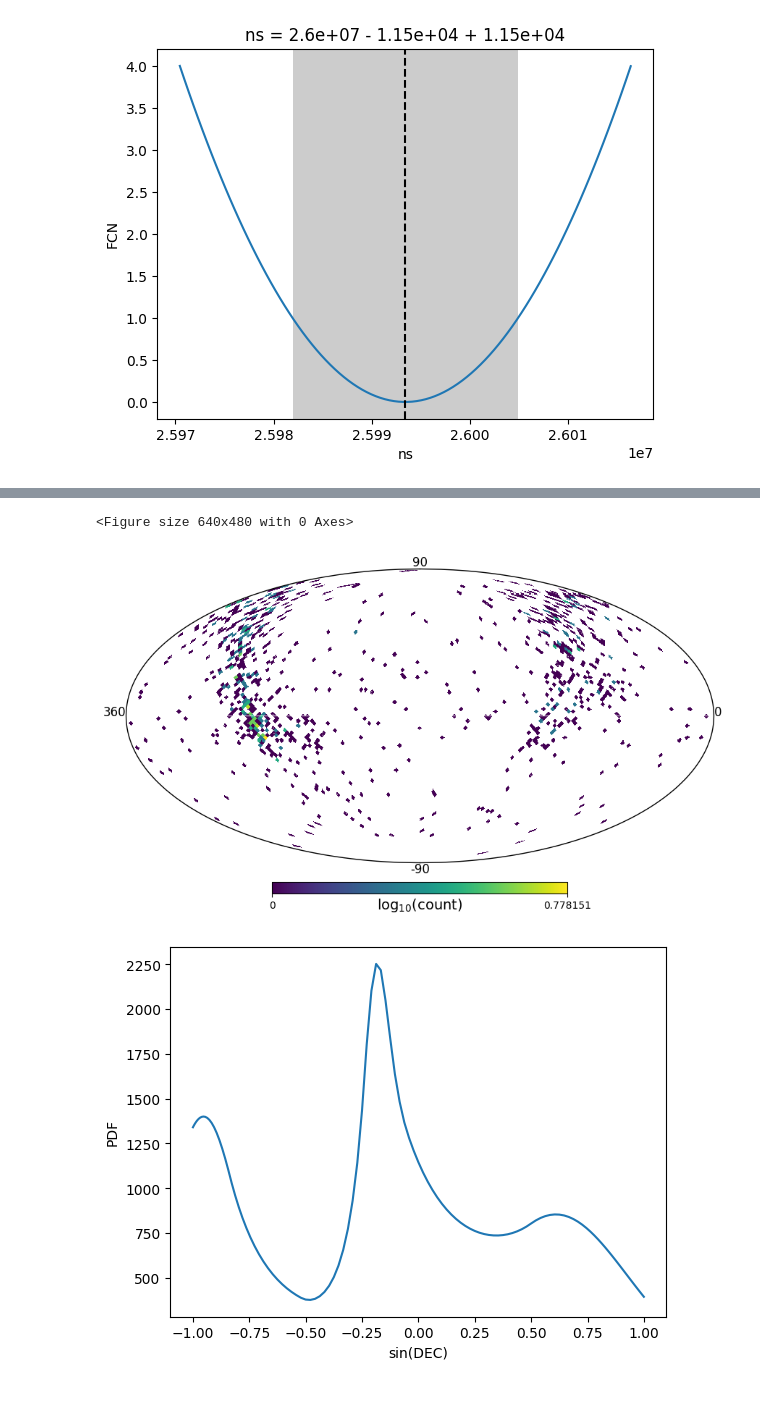
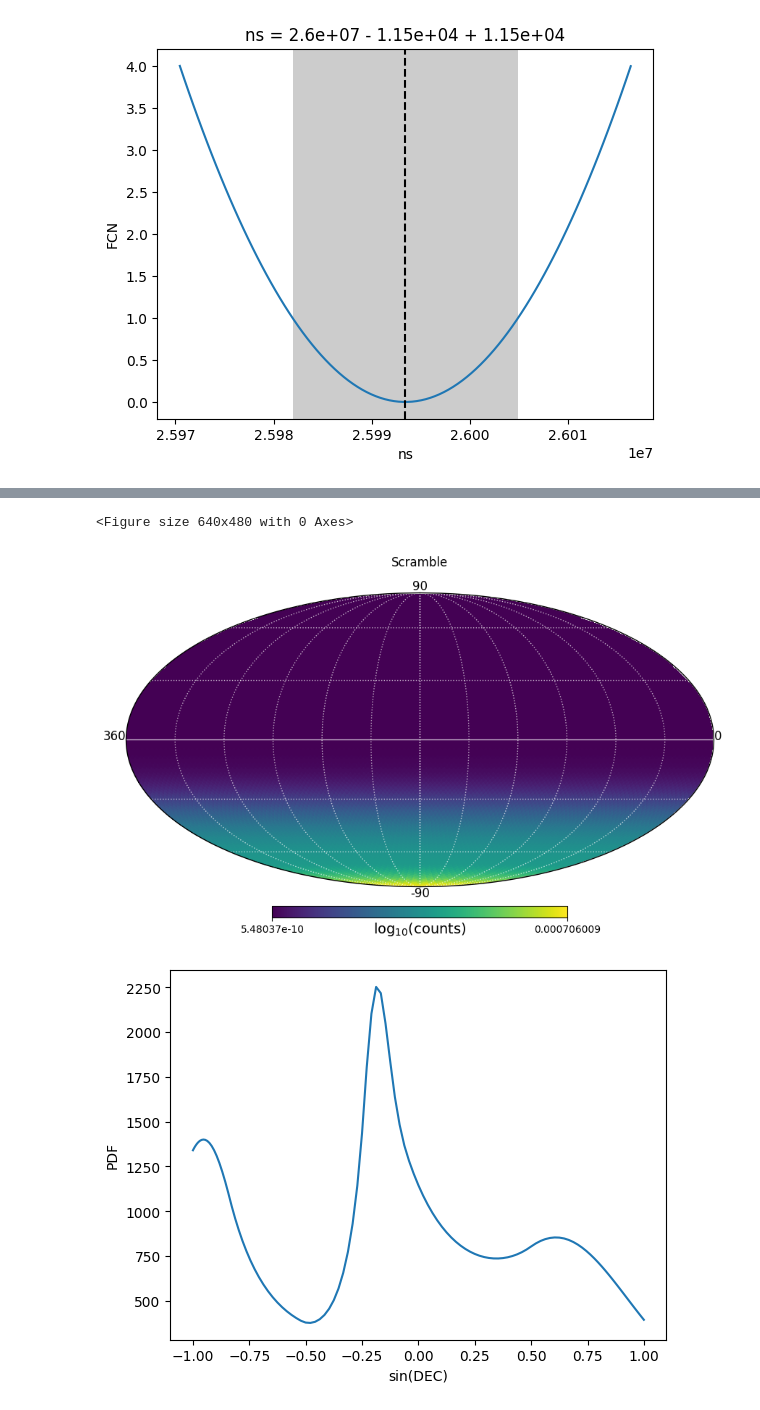
Before and after one commit to MACampana/BinnedTracks, a Jupyter notebook: NEW_BinnedAnalysis.ipynb, the cells around one changed output, grey strips where cells are left out. Saved outputs shown, nothing was run; the diff lists cells and outputs as text; code cells hidden in the pictures.

```diff
--- a/NEW_BinnedAnalysis.ipynb
+++ b/NEW_BinnedAnalysis.ipynb
@@ -1205,12 +1238,13 @@ class BinnedTemplateAnalysis:
 # %%
-data_path = 'data/level2/binned/Level2_2020.binned_data.npy'
-sig_path = 'data/level2/sim/npy/Level2_sim_2.npy'
+#data_path = 'data/level3/binned/Level3_2020.binned_data.nside32.npy'
+data_path = 'data/level3/exp'
+sig_path = 'data/level3/sim/npy/Level3_sim_2.npy'
 grl_path = 'GRL.npy'
 template_path = 'templates/Fermi-LAT_pi0_map.npy'
 # %%
-bin_chilln = BinnedTemplateAnalysis(data_path, sig_path, grl_path, is_binned=True, savedir='data/level2/binned/', name='Level2_2020',
+bin_chilln = BinnedTemplateAnalysis(data_path, sig_path, grl_path, is_binned=False, savedir='data/level3/binned/', name='Level3_2020_50bins',
                  template=template_path, gamma=2.7, cutoff=10**(-1.0),
-                 nside=32, min_dec_deg=-80, max_dec_deg=80, verbose=False,
-                 ebins=None, qtot=True, force=False)
+                 nside=32, min_dec_deg=-80, max_dec_deg=80, verbose=True,
+                 ebins=[50], qtot=True, force=False)
 # %% [output]
 Setting up:
@@ -1324,21 +1331,25 @@ for b in range(len(bin_chilln.inj_bins)):
 # %%
 plt.figure(facecolor='w')
 
-#x = bin_chilln.counts[30] - bin_chilln.p_b[30]*np.sum(bin_chilln.counts[30])
-x = np.sum(a,axis=0)
+#x =( bin_chilln.counts - bin_chilln.p_b*np.sum(bin_chilln.counts,axis=1)[:,np.newaxis]).sum(axis=0)
+#x = np.sum(a,axis=0)
+x = bin_chilln.p_b[40]
 
 coord='C'
-hp.mollview(np.log10(x), unit=r'$\log_{10}($count$)$', rot=(180,0,0))#, min=-3)#, max=1)#, cmap='nipy_spectral')
+hp.mollview((x), unit=r'$\log_{10}($counts$)$', rot=(180,0,0))#, cmap='seismic', min=-2000, max=2000)#, cmap='nipy_spectral')
+#for d in np.arcsin(bin_chilln.sindec_bins):
+#    hp.projplot(np.pi/2 - np.repeat(d, 500), np.linspace(0,2*np.pi,500), color='r', coord=coord)
 hp.projtext(0,0,'90', size='large', ha='center', va='bottom', coord=coord)#, rot=rot)
 hp.projtext(np.pi/2,2.0*np.pi - .001,'360', size='large', ha='right', coord=coord)#, rot=rot)
 hp.projtext(np.pi/2,0,'0', size='large', ha='left', coord=coord)#, rot=rot)
 hp.projtext(np.pi,0,'-90', size='large', ha='center', va='top', coord=coord)#, rot=rot)
 hp.graticule(30, color='w', alpha=0.7)
-plt.title('', pad=25)
+
+plt.title('Scramble', pad=25)
 plt.show()
 # %% [output]
 <Figure size 640x480 with 0 Axes>
-[figure, old version]
+[figure, new version]
 # %%
 x = np.sin(np.unique(bin_chilln.bin_decs))
 plt.plot(x, bin_chilln.get_acc_from_spline(x, 30, acc='bg') * hp.nside2pixarea(32) * np.sum(bin_chilln.binned_data[30]))
```
Also changed, not shown: parts of 21 cells of this notebook, 1 other file.
